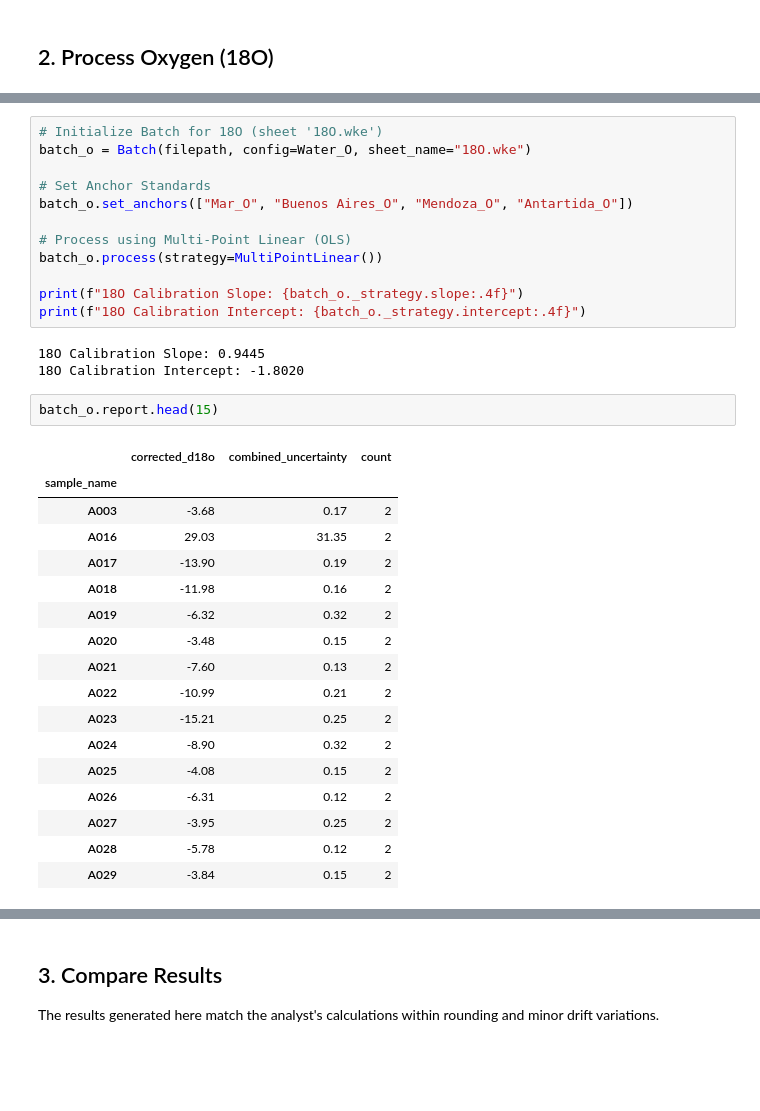
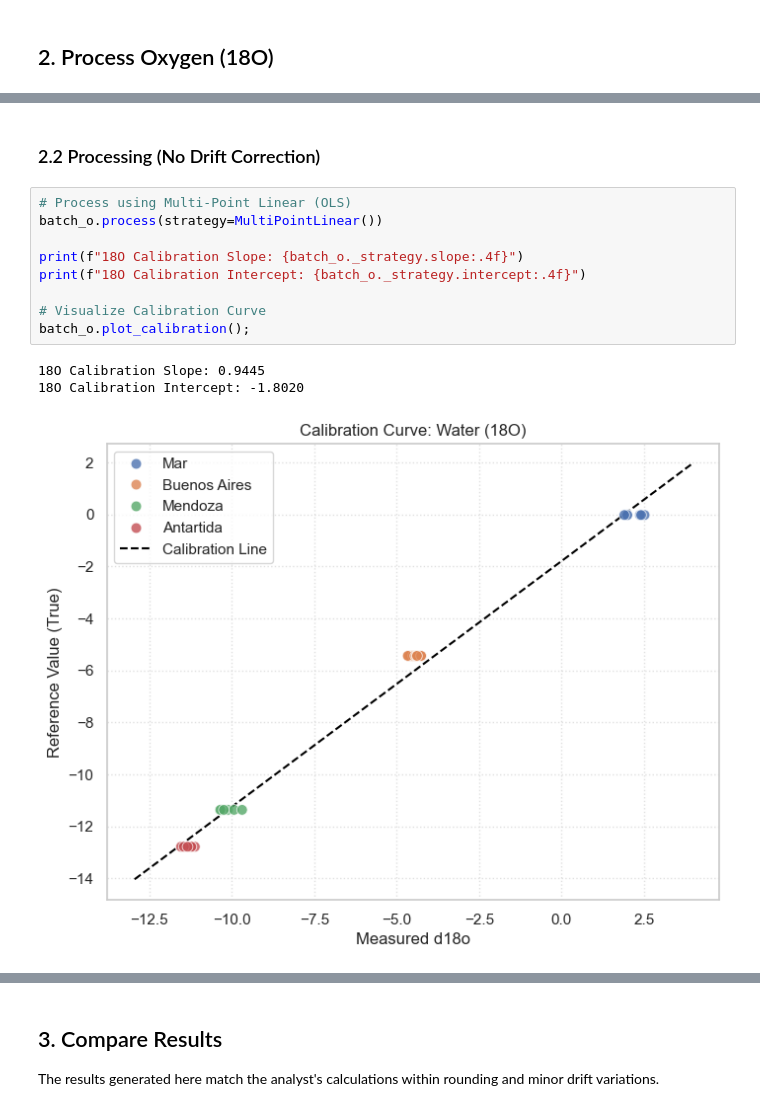
Before and after one commit to DamianPiuselli/isotools, a Jupyter notebook: replication_water.ipynb, the cells around one changed output, grey strips where cells are left out. Cells and saved outputs as stored; diff of their text form; blank space fills up the shorter version.

```diff
--- a/replication_water.ipynb
+++ b/replication_water.ipynb
@@ -53,35 +98,15 @@ batch_h.report.head(15)
+# %% [markdown]
+### 2.2 Processing (No Drift Correction)
 # %%
-# Initialize Batch for 18O (sheet '18O.wke')
-batch_o = Batch(filepath, config=Water_O, sheet_name="18O.wke")
-
-# Set Anchor Standards
-batch_o.set_anchors(["Mar_O", "Buenos Aires_O", "Mendoza_O", "Antartida_O"])
-
 # Process using Multi-Point Linear (OLS)
 batch_o.process(strategy=MultiPointLinear())
 
 print(f"18O Calibration Slope: {batch_o._strategy.slope:.4f}")
 print(f"18O Calibration Intercept: {batch_o._strategy.intercept:.4f}")
+
+# Visualize Calibration Curve
+batch_o.plot_calibration();
 # %% [output]
 18O Calibration Slope: 0.9445
 18O Calibration Intercept: -1.8020
+[figure, added]
-# %%
-batch_o.report.head(15)
-# %% [output]
-|  | corrected_d18o | combined_uncertainty | count |
-| sample_name |  |  |  |
-| A003 | -3.68 | 0.17 | 2 |
-| A016 | 29.03 | 31.35 | 2 |
-| A017 | -13.90 | 0.19 | 2 |
-| A018 | -11.98 | 0.16 | 2 |
-| A019 | -6.32 | 0.32 | 2 |
-| A020 | -3.48 | 0.15 | 2 |
-| A021 | -7.60 | 0.13 | 2 |
-| A022 | -10.99 | 0.21 | 2 |
-| A023 | -15.21 | 0.25 | 2 |
-| A024 | -8.90 | 0.32 | 2 |
-| A025 | -4.08 | 0.15 | 2 |
-| A026 | -6.31 | 0.12 | 2 |
-| A027 | -3.95 | 0.25 | 2 |
-| A028 | -5.78 | 0.12 | 2 |
-| A029 | -3.84 | 0.15 | 2 |
```
Also changed, not shown: parts of 11 cells of this notebook, 4 other files.
